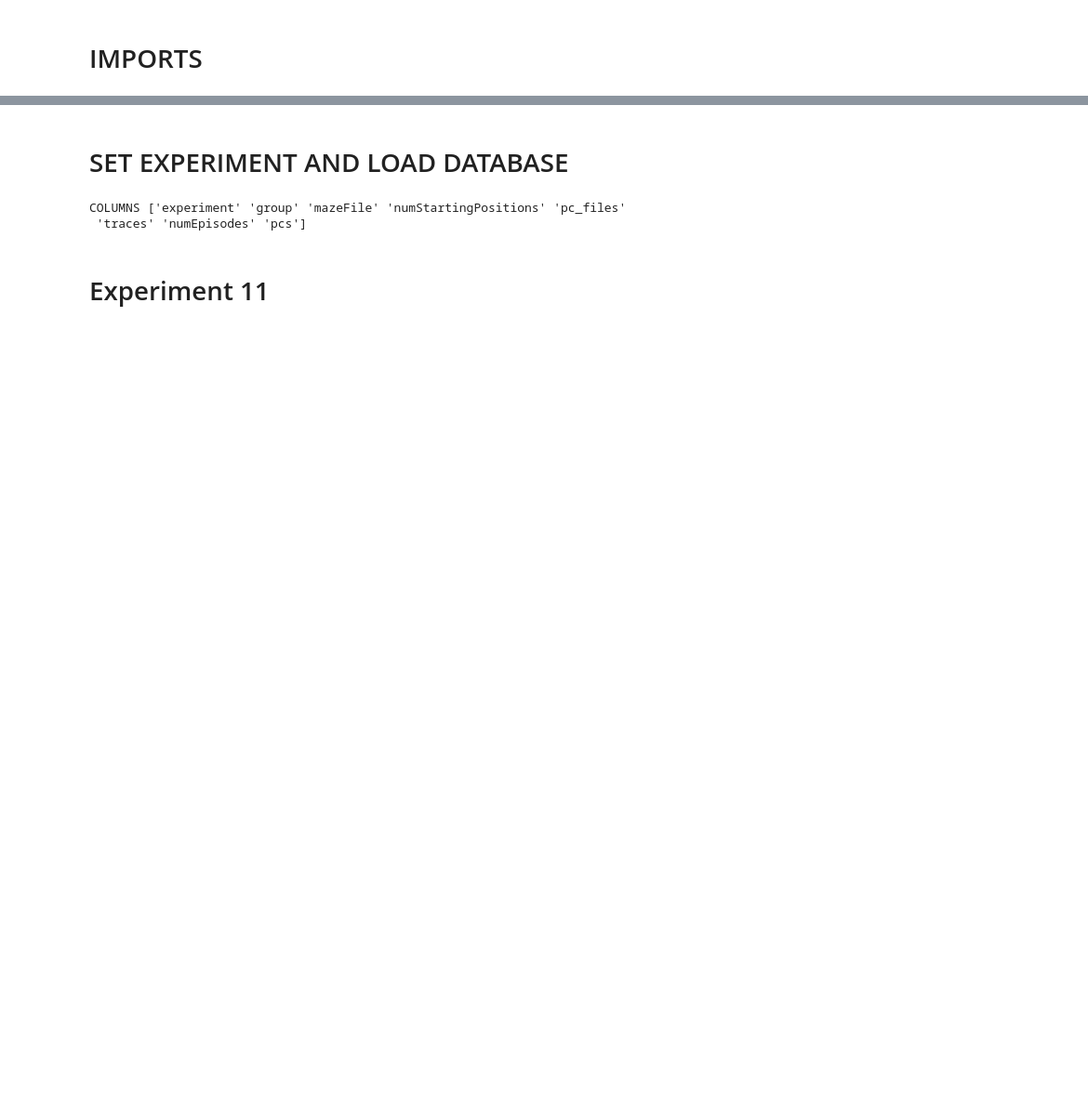
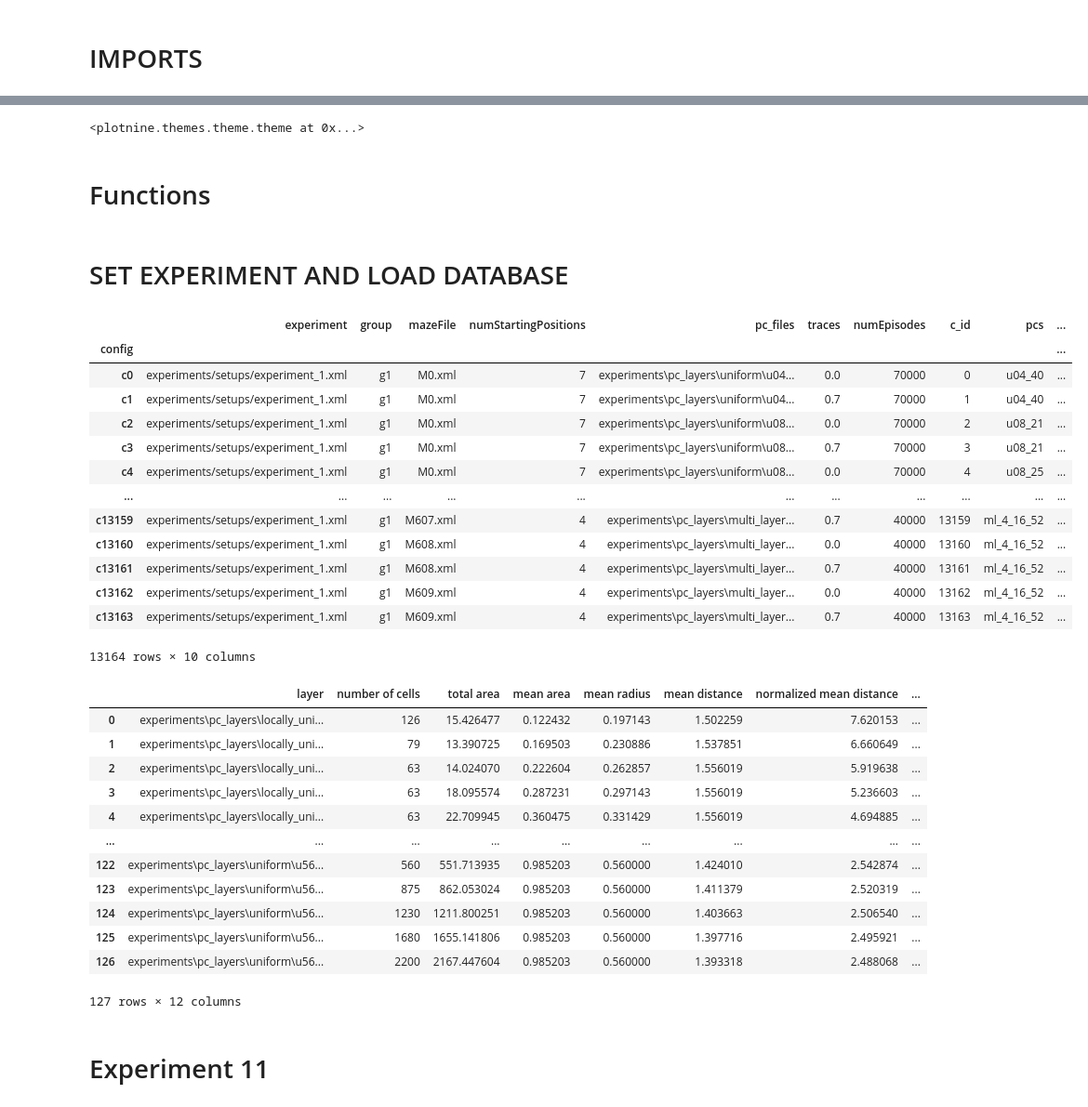
Before and after one commit to biorobaw/Multiscale-V2, a Jupyter notebook: articl2.ipynb, the cells around one changed output, grey strips where cells are left out. Shown: that part at 93% size. Saved outputs shown, nothing was run; the diff lists cells and outputs as text; code cells hidden in the pictures; blank space fills up the shorter version.

```diff
--- a/articl2.ipynb
+++ b/articl2.ipynb
@@ -16,0 +18,12 @@ import re
+# %%
+theme_default = theme (
+    plot_title = element_text(size = 17),
+    axis_title = element_text(size = 17),
+    legend_title = element_text(size = 17),
+    legend_text = element_text(size = 12)
+)
+theme_set(theme_default)
+# %% [output]
+<plotnine.themes.theme.theme at 0x...>
+# %% [markdown]
+# Functions
@@ -23,15 +73,52 @@ make_folder(figure_folder)
 # %%
-sample_rate = 5
+min_layers = ['u04_40', 'u08_21', 'u12_14', 'u16_11', 'u20_09', 'u24_07', 'u28_06', 'u32_06', 'u36_06', 'u40_05', 'u44_05', 'u48_04', 'u52_04', 'u56_04']
+
+# ADD COLUMNS TO CONFIGS
 configs = load_config_file(folder)
+configs['c_id'] = configs.index.map(lambda v : int(v[1:]))
 configs['pc_files'] = configs.pc_files.map(os.path.normpath )
 configs['pcs'] = configs.pc_files.map(lambda v : ntpath.basename(v)[0:-4])
-min_layers = ['u04_40', 'u08_21', 'u12_14', 'u16_11', 'u20_09', 'u24_07', 'u28_06', 'u32_06', 'u36_06', 'u40_05', 'u44_05', 'u48_04', 'u52_04', 'u56_04']
-db = sqlite3.connect(folder + 'experiment_results.sqlite')
-print('COLUMNS', configs.columns.values)
-# print(configs)
+configs['maze']= configs.mazeFile.map(lambda v : ntpath.basename(v)[0:-4])
+
+# GET LAYER METRICS
+layer_metrics = pd.read_csv(layer_metrics_file)
+layer_metrics['layer'] = layer_metrics.layer.map(lambda l : os.path.normpath(layers_folder + l) ) # normalize path and prepend location
+layer_metrics['simple_name'] = layer_metrics.layer.map(lambda l : os.path.basename(l) )
+layer_metrics['normalized mean distance density'] = 1 / layer_metrics['normalized mean distance']
+layer_metrics['normalized coverage'] = layer_metrics['coverage'] * layer_metrics['number of cells']
+layer_metrics['num_cells'] = layer_metrics['number of cells']
+
+# f'CONFIG COLUMNS {configs.columns.values}', 'CONFIGS:', configs, 'LAYER METRICS:', layer_metrics
+display(configs)
+display(layer_metrics)
 # %% [output]
+|  | experiment | group | mazeFile | numStartingPositions | pc_files | traces | numEpisodes | c_id | pcs | ... |
+| config |  |  |  |  |  |  |  |  |  | ... |
+| c0 | experiments/setups/experiment_1.xml | g1 | M0.xml | 7 | experiments\pc_layers\uniform\u04... | 0.0 | 70000 | 0 | u04_40 | ... |
+| c1 | experiments/setups/experiment_1.xml | g1 | M0.xml | 7 | experiments\pc_layers\uniform\u04... | 0.7 | 70000 | 1 | u04_40 | ... |
+| c2 | experiments/setups/experiment_1.xml | g1 | M0.xml | 7 | experiments\pc_layers\uniform\u08... | 0.0 | 70000 | 2 | u08_21 | ... |
+| c3 | experiments/setups/experiment_1.xml | g1 | M0.xml | 7 | experiments\pc_layers\uniform\u08... | 0.7 | 70000 | 3 | u08_21 | ... |
+| c4 | experiments/setups/experiment_1.xml | g1 | M0.xml | 7 | experiments\pc_layers\uniform\u08... | 0.0 | 70000 | 4 | u08_25 | ... |
+| ... | ... | ... | ... | ... | ... | ... | ... | ... | ... | ... |
+| c13159 | experiments/setups/experiment_1.xml | g1 | M607.xml | 4 | experiments\pc_layers\multi_layer... | 0.7 | 40000 | 13159 | ml_4_16_52 | ... |
+| c13160 | experiments/setups/experiment_1.xml | g1 | M608.xml | 4 | experiments\pc_layers\multi_layer... | 0.0 | 40000 | 13160 | ml_4_16_52 | ... |
+| c13161 | experiments/setups/experiment_1.xml | g1 | M608.xml | 4 | experiments\pc_layers\multi_layer... | 0.7 | 40000 | 13161 | ml_4_16_52 | ... |
+| c13162 | experiments/setups/experiment_1.xml | g1 | M609.xml | 4 | experiments\pc_layers\multi_layer... | 0.0 | 40000 | 13162 | ml_4_16_52 | ... |
+| c13163 | experiments/setups/experiment_1.xml | g1 | M609.xml | 4 | experiments\pc_layers\multi_layer... | 0.7 | 40000 | 13163 | ml_4_16_52 | ... |
-COLUMNS ['experiment' 'group' 'mazeFile' 'numStartingPositions' 'pc_files'
- 'traces' 'numEpisodes' 'pcs']
+13164 rows × 10 columns
+|  | layer | number of cells | total area | mean area | mean radius | mean distance | normalized mean distance | ... |
+| 0 | experiments\pc_layers\locally_uni... | 126 | 15.426477 | 0.122432 | 0.197143 | 1.502259 | 7.620153 | ... |
+| 1 | experiments\pc_layers\locally_uni... | 79 | 13.390725 | 0.169503 | 0.230886 | 1.537851 | 6.660649 | ... |
+| 2 | experiments\pc_layers\locally_uni... | 63 | 14.024070 | 0.222604 | 0.262857 | 1.556019 | 5.919638 | ... |
+| 3 | experiments\pc_layers\locally_uni... | 63 | 18.095574 | 0.287231 | 0.297143 | 1.556019 | 5.236603 | ... |
+| 4 | experiments\pc_layers\locally_uni... | 63 | 22.709945 | 0.360475 | 0.331429 | 1.556019 | 4.694885 | ... |
+| ... | ... | ... | ... | ... | ... | ... | ... | ... |
+| 122 | experiments\pc_layers\uniform\u56... | 560 | 551.713935 | 0.985203 | 0.560000 | 1.424010 | 2.542874 | ... |
+| 123 | experiments\pc_layers\uniform\u56... | 875 | 862.053024 | 0.985203 | 0.560000 | 1.411379 | 2.520319 | ... |
+| 124 | experiments\pc_layers\uniform\u56... | 1230 | 1211.800251 | 0.985203 | 0.560000 | 1.403663 | 2.506540 | ... |
+| 125 | experiments\pc_layers\uniform\u56... | 1680 | 1655.141806 | 0.985203 | 0.560000 | 1.397716 | 2.495921 | ... |
+| 126 | experiments\pc_layers\uniform\u56... | 2200 | 2167.447604 | 0.985203 | 0.560000 | 1.393318 | 2.488068 | ... |
+127 rows × 12 columns
 # %% [markdown]
 # Experiment 11
 # %% [markdown]
```
Also changed, not shown: parts of 46 cells of this notebook, 4 other files.
